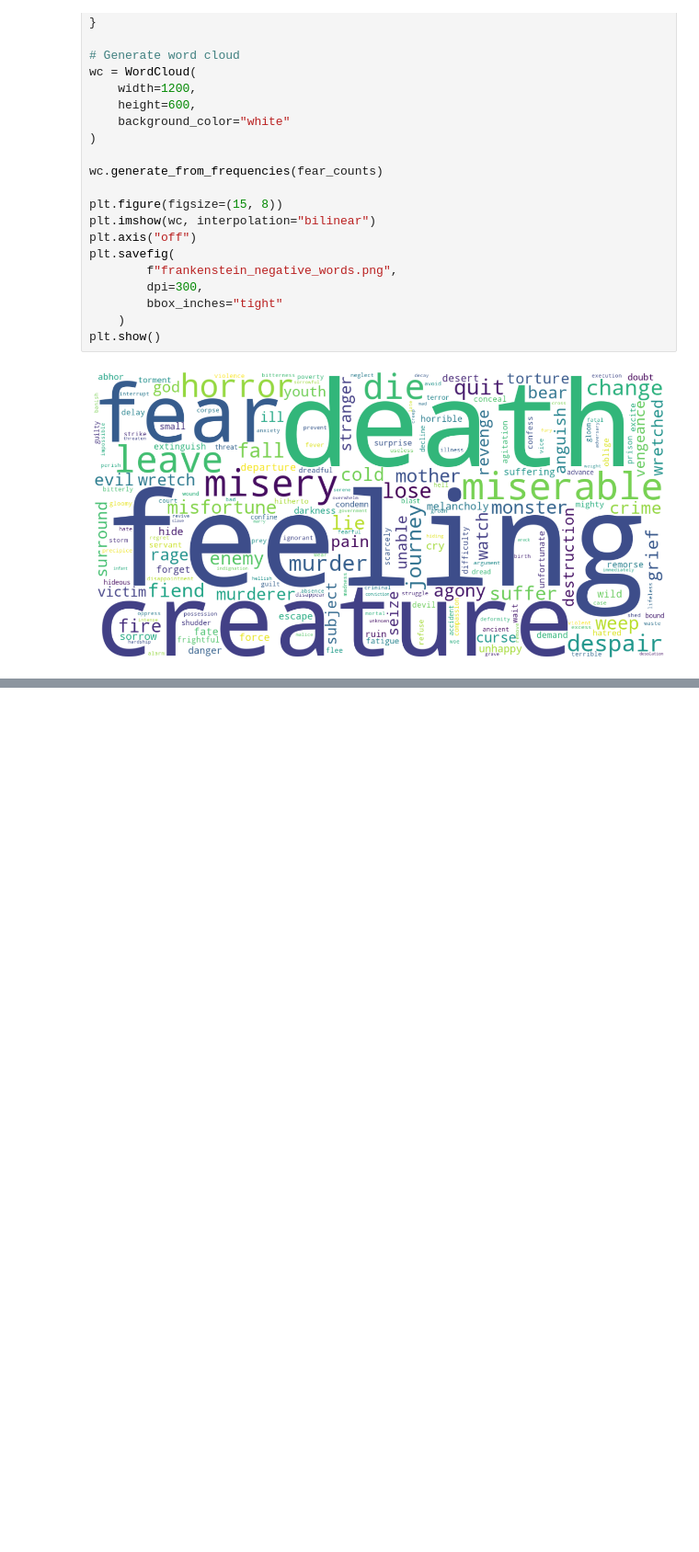
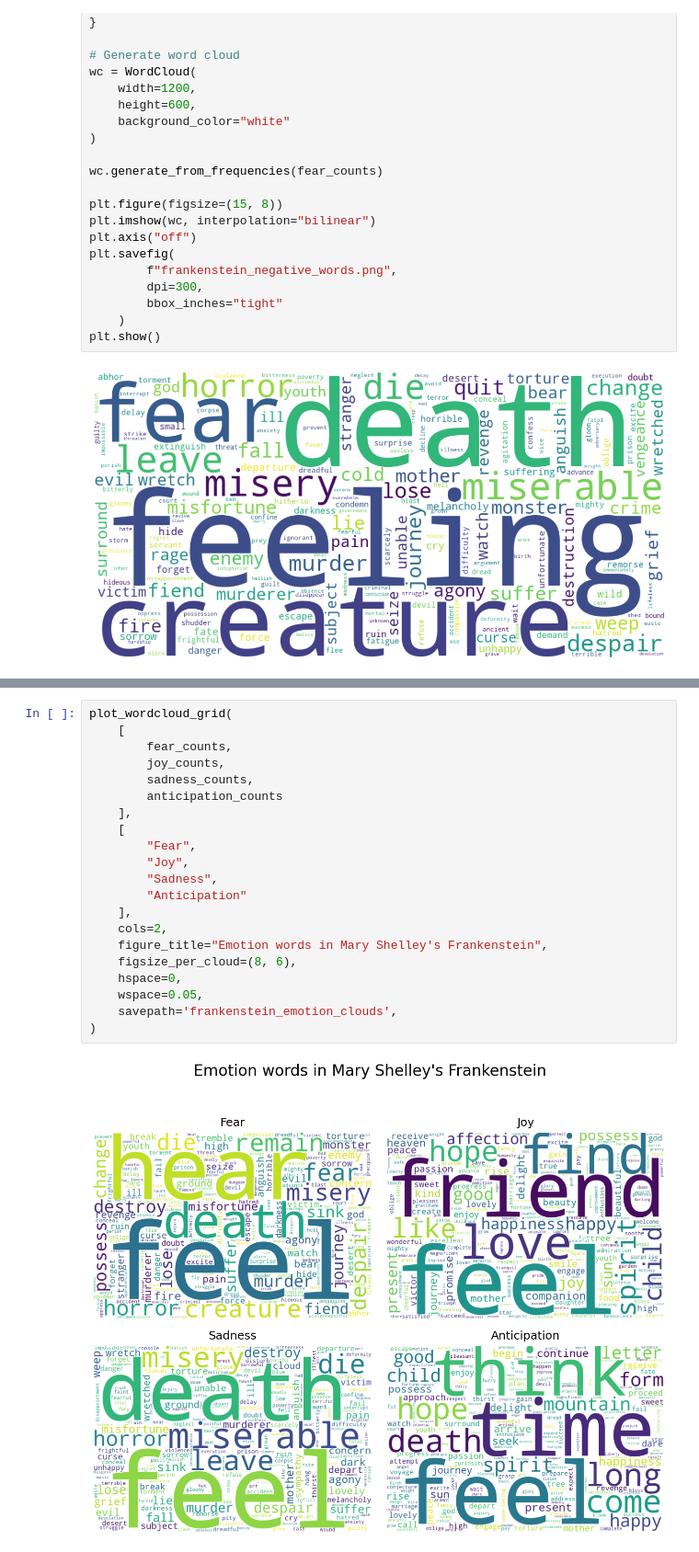
Before and after one commit to jruedas1/digital-humanities-literary-analysis, a Jupyter notebook: frankenstein.ipynb, the cells around one changed output, grey strips where cells are left out. Shown at 92% size. Cells and saved outputs as stored; diff of their text form; blank space fills up the shorter version.

```diff
--- a/frankenstein.ipynb
+++ b/frankenstein.ipynb
@@ -176,0 +368,23 @@ plt.show()
+# %%
+plot_wordcloud_grid(
+    [
+        fear_counts,
+        joy_counts,
+        sadness_counts,
+        anticipation_counts
+    ],
+    [
+        "Fear",
+        "Joy",
+        "Sadness",
+        "Anticipation"
+    ],
+    cols=2,
+    figure_title="Emotion words in Mary Shelley's Frankenstein",
+    figsize_per_cloud=(8, 6),
+    hspace=0,
+    wspace=0.05,
+    savepath='frankenstein_emotion_clouds',
+)
+# %% [output]
+[figure, added]
```
Also changed, not shown: parts of 8 cells of this notebook, 4 other files.
